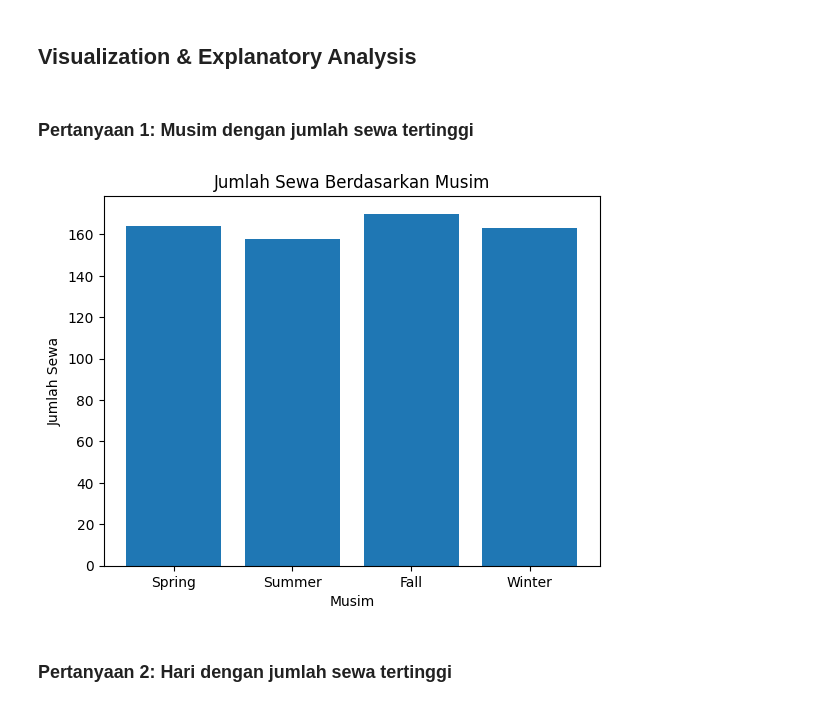
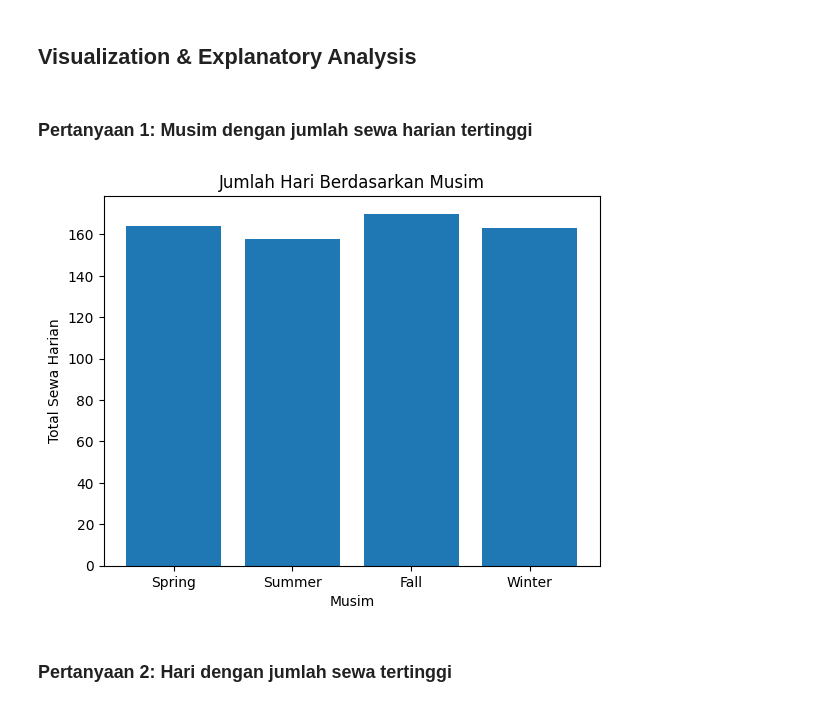
Before and after one commit to fahiradh/streamlit-project, a Jupyter notebook: Proyek_Analisis_Data.ipynb, the cells around one changed output. Saved outputs shown, nothing was run; the diff lists cells and outputs as text; code cells hidden in the pictures.

```diff
--- a/Proyek_Analisis_Data.ipynb
+++ b/Proyek_Analisis_Data.ipynb
@@ -18,7 +18,7 @@ import numpy as np
 # %% [markdown]
 ### Gathering Data
 # %%
-df_day = pd.read_csv("dataset/day.csv")
-df_hour = pd.read_csv("dataset/day.csv")
+df_day = pd.read_csv("/day.csv")
+df_hour = pd.read_csv("/hour.csv")
 # %% [markdown]
 ### Assessing Data
@@ -166,22 +196,22 @@ Name: cnt, dtype: int64
 # %% [markdown]
 ## Visualization & Explanatory Analysis
 # %% [markdown]
-### Pertanyaan 1: Musim dengan jumlah sewa tertinggi
+### Pertanyaan 1: Musim dengan jumlah sewa harian tertinggi
 # %%
 import matplotlib.pyplot as plt
 
 season_counts = cleaned_df_day.groupby(by="season").cnt.count()
 season_counts.index = season_counts.index.map({1: 'Spring', 2: 'Summer', 3: 'Fall', 4: 'Winter'})
 
 plt.bar(season_counts.index, season_counts)
 
-plt.title('Jumlah Sewa Berdasarkan Musim')
+plt.title('Jumlah Hari Berdasarkan Musim')
 plt.xlabel('Musim')
-plt.ylabel('Jumlah Sewa')
+plt.ylabel('Total Sewa Harian')
 
 plt.show()
 # %% [output]
-[figure, old version]
+[figure, new version]
 # %% [markdown]
 ### Pertanyaan 2: Hari dengan jumlah sewa tertinggi
 # %%
```
Also changed, not shown: parts of 13 cells of this notebook, 9 other files.
